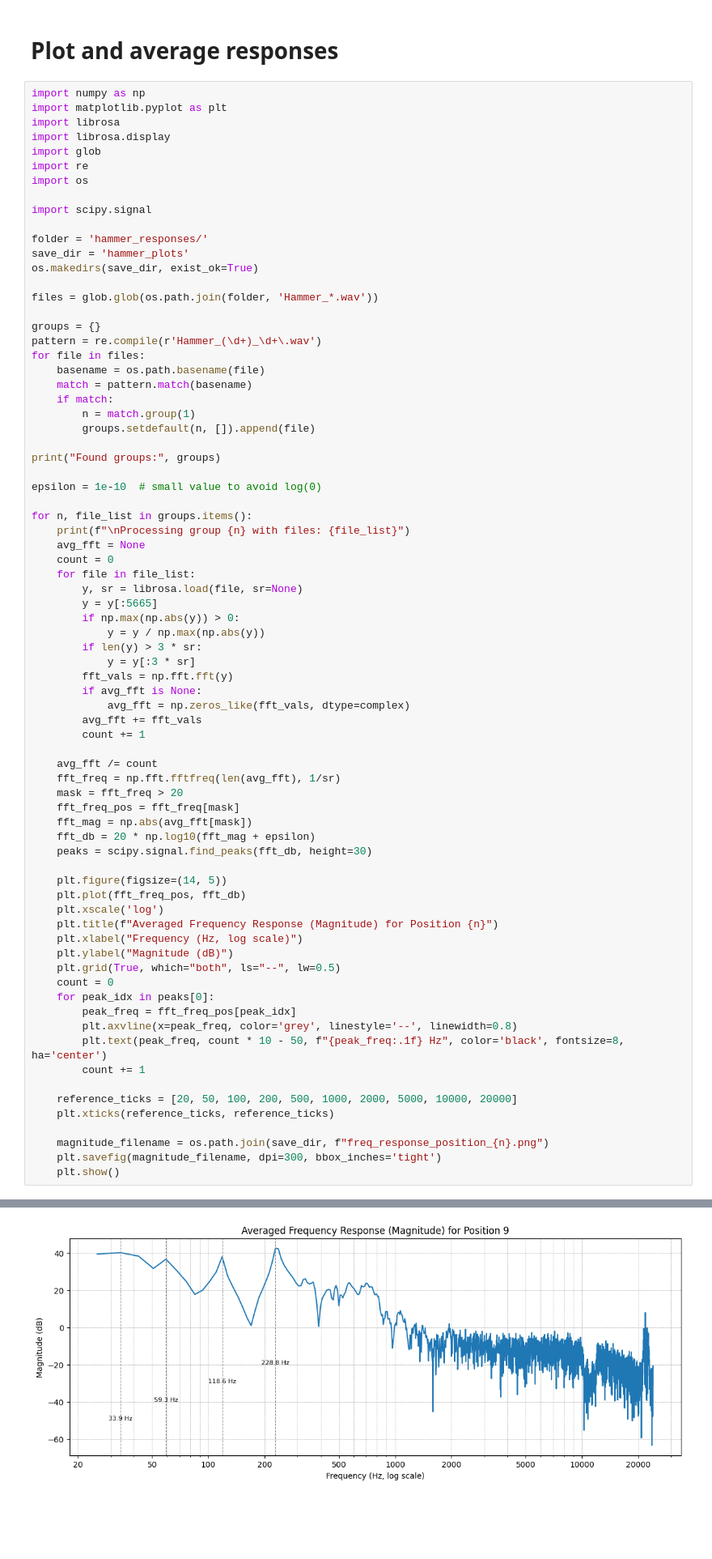
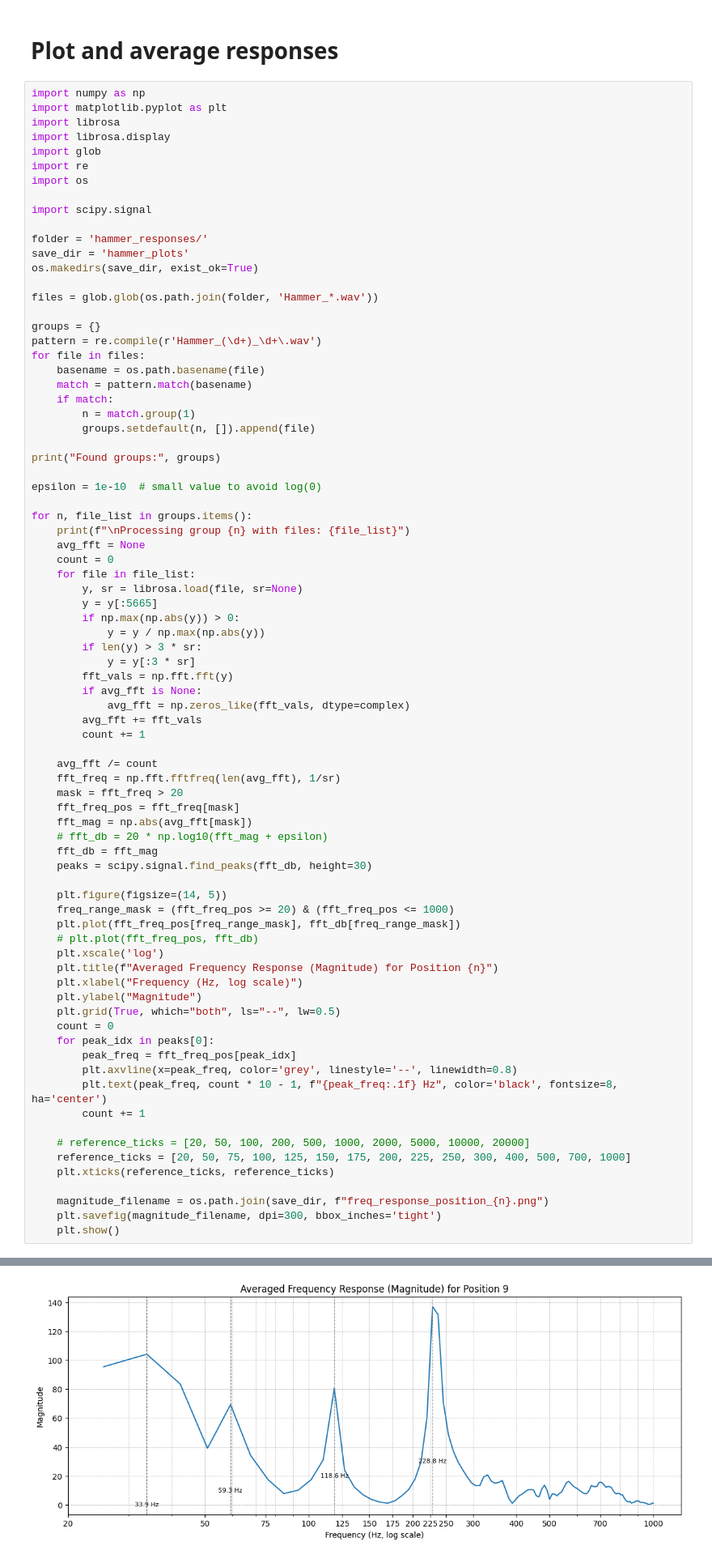
Before and after one commit to moewe-audio/master-thesis-project, a Jupyter notebook: measurements/modal_analysis/IR_utility_scripts.ipynb, the cells around one changed output, grey strips where cells are left out. Shown at 81% size. Drawn from its saved outputs; the diff is of its cells as text; blank space fills up the shorter version.

```diff
--- a/measurements/modal_analysis/IR_utility_scripts.ipynb
+++ b/measurements/modal_analysis/IR_utility_scripts.ipynb
@@ -112,37 +112,41 @@ for n, file_list in groups.items():
         avg_fft += fft_vals
         count += 1
 
     avg_fft /= count
     fft_freq = np.fft.fftfreq(len(avg_fft), 1/sr)
     mask = fft_freq > 20
     fft_freq_pos = fft_freq[mask]
     fft_mag = np.abs(avg_fft[mask])
-    fft_db = 20 * np.log10(fft_mag + epsilon)
+    # fft_db = 20 * np.log10(fft_mag + epsilon)
+    fft_db = fft_mag
     peaks = scipy.signal.find_peaks(fft_db, height=30)
 
     plt.figure(figsize=(14, 5))
-    plt.plot(fft_freq_pos, fft_db)
+    freq_range_mask = (fft_freq_pos >= 20) & (fft_freq_pos <= 1000)
+    plt.plot(fft_freq_pos[freq_range_mask], fft_db[freq_range_mask])
+    # plt.plot(fft_freq_pos, fft_db)
     plt.xscale('log')
     plt.title(f"Averaged Frequency Response (Magnitude) for Position {n}")
     plt.xlabel("Frequency (Hz, log scale)")
-    plt.ylabel("Magnitude (dB)")
+    plt.ylabel("Magnitude")
     plt.grid(True, which="both", ls="--", lw=0.5)
     count = 0
     for peak_idx in peaks[0]:
         peak_freq = fft_freq_pos[peak_idx]
         plt.axvline(x=peak_freq, color='grey', linestyle='--', linewidth=0.8)
-        plt.text(peak_freq, count * 10 - 50, f"{peak_freq:.1f} Hz", color='black', fontsize=8, ha='center')
+        plt.text(peak_freq, count * 10 - 1, f"{peak_freq:.1f} Hz", color='black', fontsize=8, ha='center')
         count += 1
 
-    reference_ticks = [20, 50, 100, 200, 500, 1000, 2000, 5000, 10000, 20000]
+    # reference_ticks = [20, 50, 100, 200, 500, 1000, 2000, 5000, 10000, 20000]
+    reference_ticks = [20, 50, 75, 100, 125, 150, 175, 200, 225, 250, 300, 400, 500, 700, 1000]
     plt.xticks(reference_ticks, reference_ticks)
 
     magnitude_filename = os.path.join(save_dir, f"freq_response_position_{n}.png")
     plt.savefig(magnitude_filename, dpi=300, bbox_inches='tight')
     plt.show()
 # %% [output]
 Found groups: {'9': ['hammer_responses/Hammer_9_21.wav', 'hammer_responses/Hammer_9_35.wav', 'hammer_responses/Hammer_9_07.wav'], '14': ['hammer_responses/Hammer_14_01.wav', 'hammer_responses/Hammer_1 ...
 
 Processing group 9 with files: ['hammer_responses/Hammer_9_21.wav', 'hammer_responses/Hammer_9_35.wav', 'hammer_responses/Hammer_9_07.wav']
-[figure, old version]
+[figure, new version]
 Processing group 14 with files: ['hammer_responses/Hammer_14_01.wav', 'hammer_responses/Hammer_14_02.wav', 'hammer_responses/Hammer_14_03.wav']
```
Also changed, not shown: parts of 1 cell of this notebook, 21 other files.
